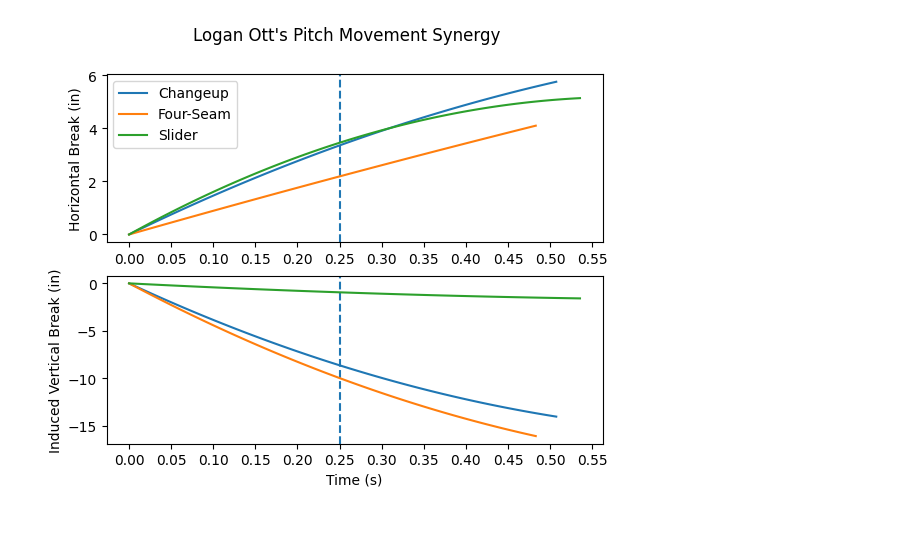
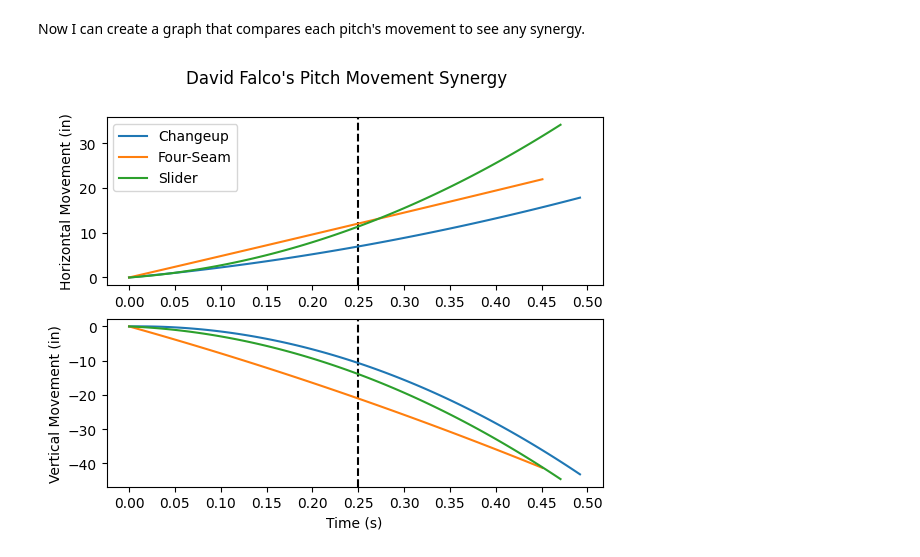
Before and after one commit to jlo039/Pitch-Movement-Synergy, a Jupyter notebook: Pitch_Movement_Synergy.ipynb, the cells around one changed output. Saved outputs shown, nothing was run; the diff lists cells and outputs as text; code cells hidden in the pictures; blank space fills up the shorter version.

```diff
--- a/Pitch_Movement_Synergy.ipynb
+++ b/Pitch_Movement_Synergy.ipynb
@@ -7,57 +7,70 @@ df = pd.read_csv("2023_03_21_GW_Maryland.csv")
 # sort data by the time of the pitch thrown, ascending
 df = df.sort_values('Time')
 # 0.01145833 miles is 60ft 6in
+df['TimeToPlate'] = df['RelSpeed'].apply(lambda x: 0.01145833 / x * 3600)
 #0.003882576 miles is 20ft 6in , needed because pfxx, pfxz are measure 40ft from plate
-df['TimeToPlate'] = df['RelSpeed'].apply(lambda x: 0.01145833 / x * 3600)
-df['TimeTopf'] = df['RelSpeed'].apply(lambda x: 0.003882576 / x * 3600)
+# df['TimeTopf'] = df['RelSpeed'].apply(lambda x: 0.003882576 / x * 3600)
+#0.001988636 miles is 10ft 6in , needed because x0, z0 are measure 50ft from plate
+df['TimeTo0'] = df['RelSpeed'].apply(lambda x: 0.001988636 / x * 3600)
 # %%
-pitcher = 'Logan Ott'
+pitcher = 'David Falco'
 pitcher_df = df.loc[df['Pitcher'] == pitcher]
 pitch_dfs = pitcher_df.groupby('TaggedPitchType')
 pitch_data = {}
 for pitch in pitch_dfs:
-    pitch_data[pitch[0]] = [pitch[1]['InducedVertBreak'].mean(), pitch[1]['pfxz'].mean(), pitch[1]['HorzBreak'].mean(), pitch[1]['pfxx'].mean(), pitch[1]['TimeToPlate'].mean(), pitch[1]['TimeTopf'].mean()]
+    # pitch_data[pitch[0]] = [pitch[1]['InducedVertBreak'].mean(), pitch[1]['pfxz'].mean(), pitch[1]['HorzBreak'].mean(), pitch[1]['pfxx'].mean(), pitch[1]['TimeToPlate'].mean(), pitch[1]['TimeTopf'].mean()]
+    startSide = pitch[1]['RelSide'].mean() * 12
+    startHeight = pitch[1]['RelHeight'].mean() * 12
+    midSide  = -pitch[1]['x0'].mean() * 12
+    midHeight = pitch[1]['z0'].mean() * 12
+    endSide = pitch[1]['PlateLocSide'].mean() * 12
+    endHeight = pitch[1]['PlateLocHeight'].mean() * 12
+    pitch_data[pitch[0]] = [endHeight-startHeight, midHeight-startHeight, abs(endSide-startSide), abs(midSide-startSide), pitch[1]['TimeToPlate'].mean(), pitch[1]['TimeTo0'].mean()]
+# %% [markdown]
+Now I can create a graph that compares each pitch's movement to see any synergy.
 # %%
 # create 2 subpluts, 1 for horizontal and 2 for vertical
 fig, (ax1, ax2) = plt.subplots(2)
 fig.suptitle(f'{pitcher}\'s Pitch Movement Synergy')
-ax1.set(ylabel= 'Horizontal Break (in)', xticks= np.arange(0,0.6,0.05))
-ax1.axvline(0.25, linestyle= '--')
-ax2.set(ylabel= 'Induced Vertical Break (in)', xlabel= 'Time (s)', xticks= np.arange(0,0.6,0.05))
-ax2.axvline(0.25, linestyle= '--')
+ax1.set(ylabel= 'Horizontal Movement (in)', xticks= np.arange(0,0.6,0.05))
+ax1.axvline(0.25, linestyle= '--', color= 'black')
+ax2.set(ylabel= 'Vertical Movement (in)', xlabel= 'Time (s)', xticks= np.arange(0,0.6,0.05))
+ax2.axvline(0.25, linestyle= '--', color= 'black')
 for k in pitch_data:
     # 0, the time of 20ft 6in, time of 60ft 6in
     x_vals = [0, pitch_data[k][5], pitch_data[k][4]]
 
     # 0, total horz break at 20.5ft, total horz break at 60.5ft
-    y_vals = [0, abs(pitch_data[k][2])-abs(pitch_data[k][3]), abs(pitch_data[k][2])]
+    # y_vals = [0, abs(pitch_data[k][2])-abs(pitch_data[k][3]), abs(pitch_data[k][2])]
+    y_vals = [0, pitch_data[k][3], pitch_data[k][2]]
 
     # Generate a spline interpolation function
     f = interp1d(x_vals, y_vals, kind='quadratic')
     pitch_data[k].append(f)
 
     # Evaluate the spline interpolation at 100 points between min(x_vals) and max(x_vals)
     x = np.linspace(min(x_vals), max(x_vals), 100)
     y = f(x)
     ax1.plot(x, y, label= k)
     # ax1.plot(x_vals, y_vals)
 
     # 0, total vert break at 20.5ft, total vert break at 60.5ft
-    y_vals = [0, -abs(pitch_data[k][0]) + abs(pitch_data[k][1]), -abs(pitch_data[k][0])]
+    # y_vals = [0, -abs(pitch_data[k][0]) + abs(pitch_data[k][1]), -abs(pitch_data[k][0])]
+    y_vals = [0, pitch_data[k][1], pitch_data[k][0]]
 
     # Generate a spline interpolation function
     f = interp1d(x_vals, y_vals, kind='quadratic')
     pitch_data[k].append(f)
 
     # Evaluate the spline interpolation at 100 points between min(x_vals) and max(x_vals)
     x = np.linspace(min(x_vals), max(x_vals), 100)
     y = f(x)
     ax2.plot(x, y, label= k)
     # ax2.plot(x_vals, y_vals)
     ax1.legend(loc='upper left')
 plt.show()
 # %% [output]
-[figure, old version]
+[figure, new version]
 # %%
 # definig a function which takes in a pitch's plate location (in inches) and return what bucket the  pitch falls in.
 # Assuming the center of the strike zone is at 0 side and 31 in height
```
Also changed, not shown: parts of 4 cells of this notebook.
